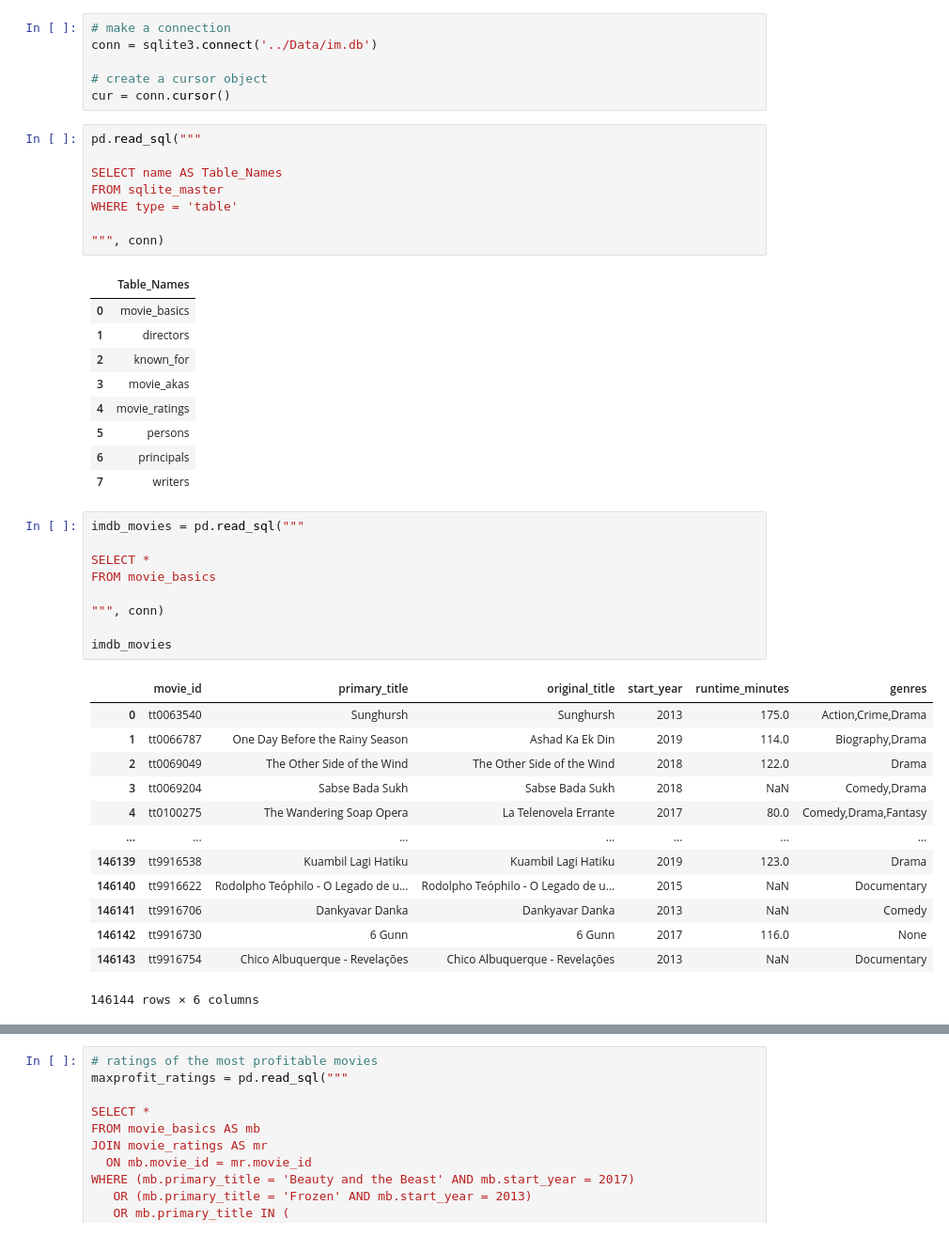
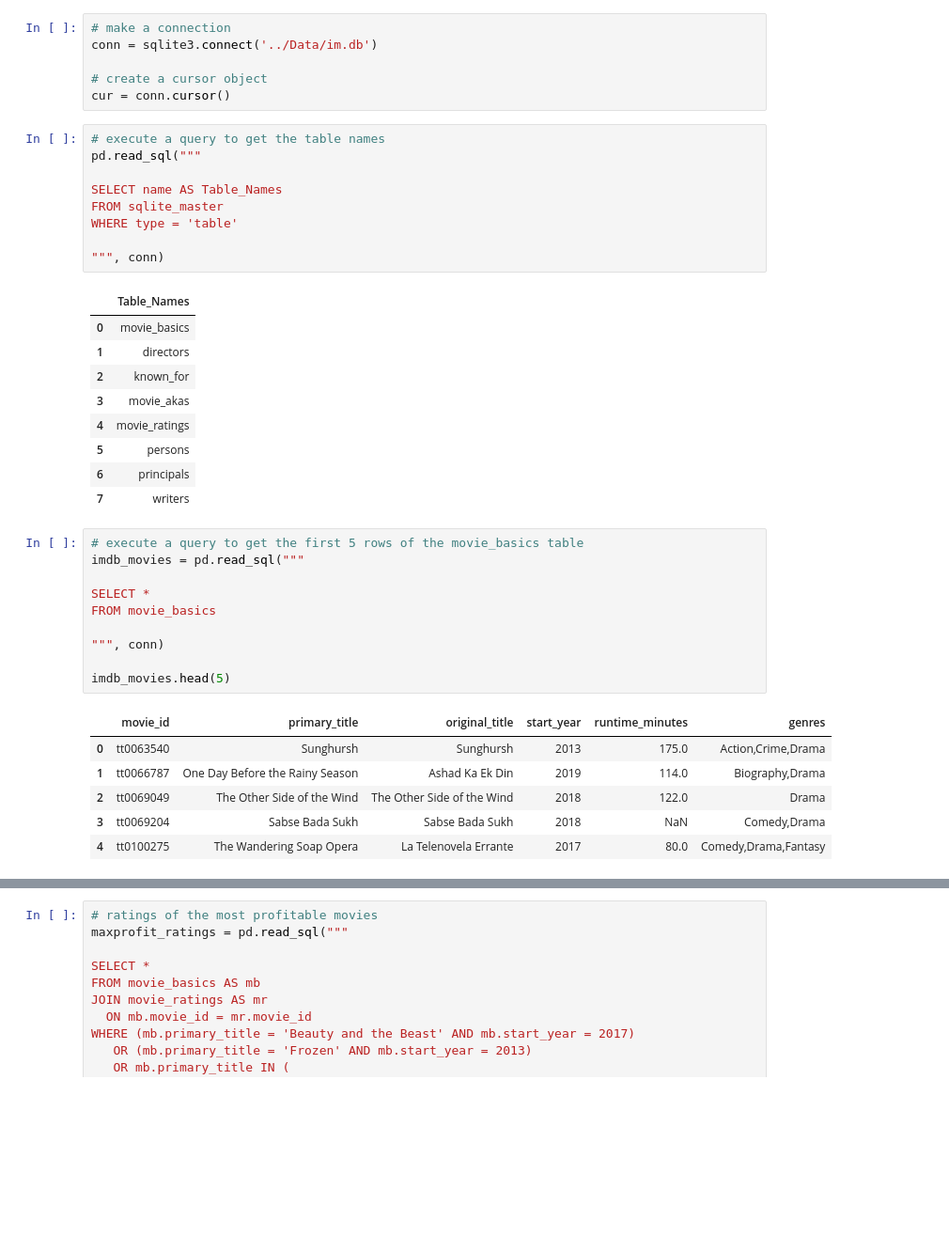
Before and after one commit to clivekinyanjui/DS-Phase_2-Group_3-Project, a Jupyter notebook: Notebook/index.ipynb, the cells around one changed output, grey strips where cells are left out. Shown at 94% size. Drawn from its saved outputs; the diff is of its cells as text; blank space fills up the shorter version.

```diff
--- a/Notebook/index.ipynb
+++ b/Notebook/index.ipynb
@@ -229,6 +316,7 @@ conn = sqlite3.connect('../Data/im.db')
 # create a cursor object
 cur = conn.cursor()
 # %%
+# execute a query to get the table names
 pd.read_sql("""
 
 SELECT name AS Table_Names
@@ -247,26 +335,20 @@ WHERE type = 'table'
 | 6 | principals |
 | 7 | writers |
 # %%
+# execute a query to get the first 5 rows of the movie_basics table
 imdb_movies = pd.read_sql("""
 
 SELECT *
 FROM movie_basics
 
 """, conn)
 
-imdb_movies
+imdb_movies.head(5)
 # %% [output]
 |  | movie_id | primary_title | original_title | start_year | runtime_minutes | genres |
 | 0 | tt0063540 | Sunghursh | Sunghursh | 2013 | 175.0 | Action,Crime,Drama |
 | 1 | tt0066787 | One Day Before the Rainy Season | Ashad Ka Ek Din | 2019 | 114.0 | Biography,Drama |
 | 2 | tt0069049 | The Other Side of the Wind | The Other Side of the Wind | 2018 | 122.0 | Drama |
 | 3 | tt0069204 | Sabse Bada Sukh | Sabse Bada Sukh | 2018 | NaN | Comedy,Drama |
 | 4 | tt0100275 | The Wandering Soap Opera | La Telenovela Errante | 2017 | 80.0 | Comedy,Drama,Fantasy |
-| ... | ... | ... | ... | ... | ... | ... |
-| 146139 | tt9916538 | Kuambil Lagi Hatiku | Kuambil Lagi Hatiku | 2019 | 123.0 | Drama |
-| 146140 | tt9916622 | Rodolpho Teóphilo - O Legado de u... | Rodolpho Teóphilo - O Legado de u... | 2015 | NaN | Documentary |
-| 146141 | tt9916706 | Dankyavar Danka | Dankyavar Danka | 2013 | NaN | Comedy |
-| 146142 | tt9916730 | 6 Gunn | 6 Gunn | 2017 | 116.0 | None |
-| 146143 | tt9916754 | Chico Albuquerque - Revelações | Chico Albuquerque - Revelações | 2013 | NaN | Documentary |
-146144 rows × 6 columns
 # %%
```
Also changed, not shown: parts of 73 cells of this notebook.
